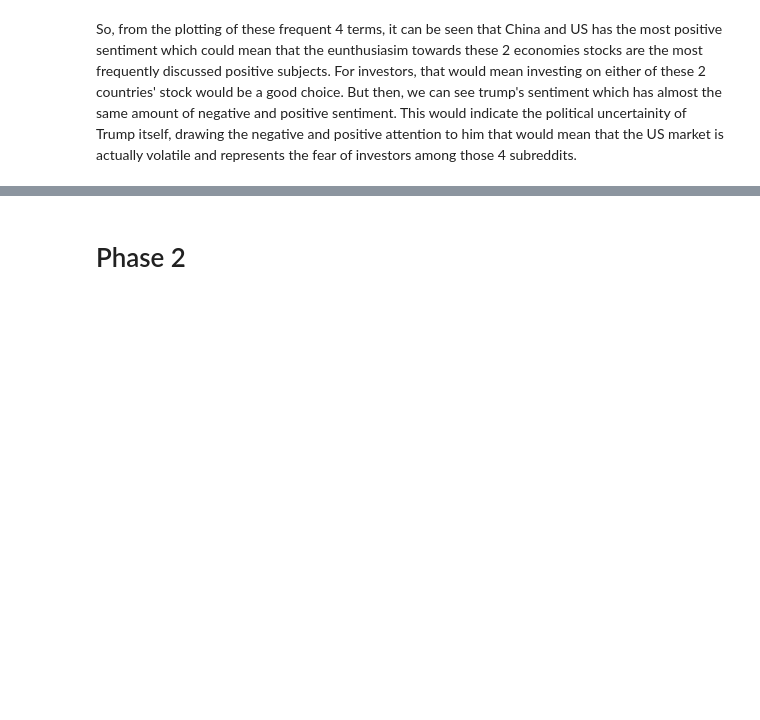
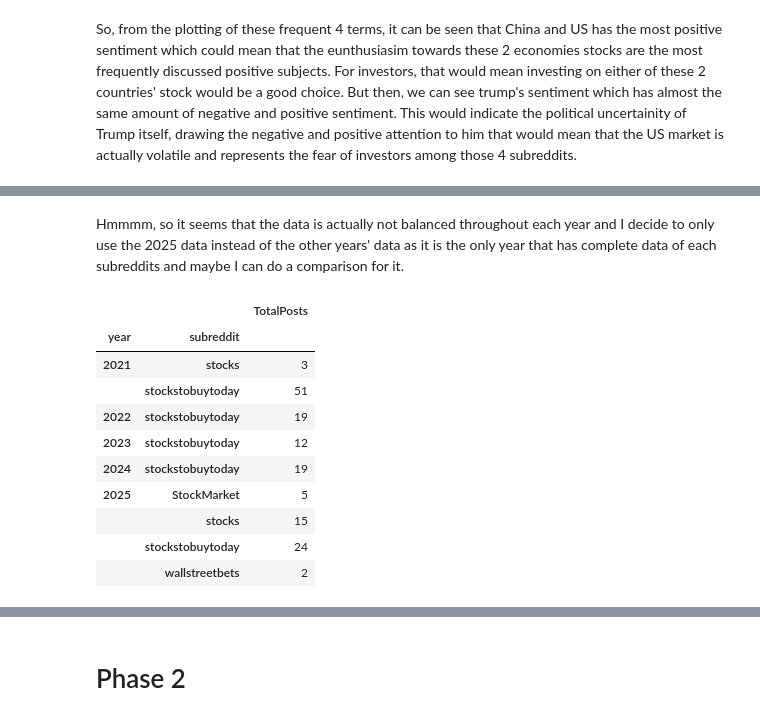
Before and after one commit to Osiris181/DM2025-Lab1-Exercise, a Jupyter notebook: DM2025-Lab1-Homework.ipynb, the cells around one changed output, grey strips where cells are left out. Cells and saved outputs as stored; diff of their text form; code cells hidden in the pictures; blank space fills up the shorter version.

```diff
--- a/DM2025-Lab1-Homework.ipynb
+++ b/DM2025-Lab1-Homework.ipynb
@@ -915,0 +954,40 @@ So, from the plotting of these frequent 4 terms, it can be seen that China and U
+# %% [markdown]
+Hmmmm, so it seems that the data is actually not balanced throughout each year and I decide to only use the 2025 data instead of the other years' data as it is the only year that has complete data of each subreddits and maybe I can do a comparison for it.
+# %%
+query = "SELECT subreddit, AVG(polarity) as AveragePolarity, SUBSTR(datetime, 1, 4) || '-' || SUBSTR(datetime, 6, 2) || '-' || SUBSTR(datetime, 9, 2) AS date_only, " \
+"SUM(upvotes) as upvotes, COUNT(*) " \
+"from data " \
+"GROUP BY date_only, subreddit ORDER BY date_only ASC, subreddit"
+
+stocks_polarity = sqldf(query)
+
+stocks_polarity['date_only'] = pd.to_datetime(stocks_polarity['date_only'])
+stocks_subr_data = stocks_polarity[stocks_polarity['subreddit'] == 'stocks']
+stock_market_subr_data = stocks_polarity[stocks_polarity['subreddit'] == 'StockMarket']
+stock_to_buy_subr_data = stocks_polarity[stocks_polarity['subreddit'] == 'stockstobuytoday']
+wall_street_bets_subr_data = stocks_polarity[stocks_polarity['subreddit'] == 'wallstreetbets']
+
+stocks_polarity
+stocks_subr_data[stocks_subr_data['date_only'].dt.year == 2021]
+stocks_polarity
+
+data_sort_date = stocks_polarity.sort_values(by="date_only", ascending=False)
+data_sort_date.head(1)
+
+stocks_polarity['year'] = stocks_polarity['date_only'].dt.year
+total_yearly_posts = stocks_polarity.groupby(['year', 'subreddit']).agg(TotalPosts=('date_only', 'count'))
+
+total_yearly_posts
+# stocks_polarity['Year']
+# %% [output]
+|  |  | TotalPosts |
+| year | subreddit |  |
+| 2021 | stocks | 3 |
+|  | stockstobuytoday | 51 |
+| 2022 | stockstobuytoday | 19 |
+| 2023 | stockstobuytoday | 12 |
+| 2024 | stockstobuytoday | 19 |
+| 2025 | StockMarket | 5 |
+|  | stocks | 15 |
+|  | stockstobuytoday | 24 |
+|  | wallstreetbets | 2 |
```
Also changed, not shown: parts of 10 cells of this notebook.
